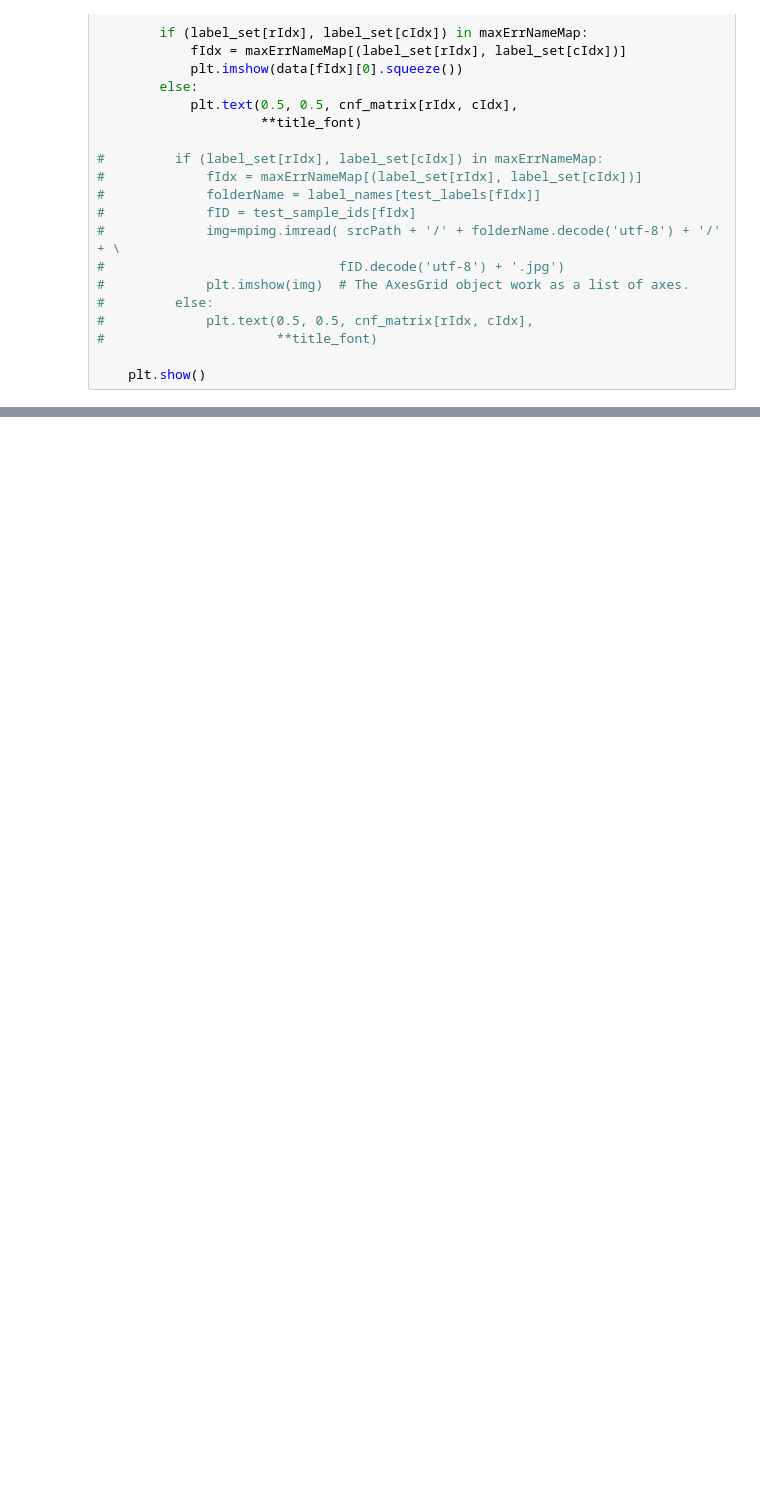
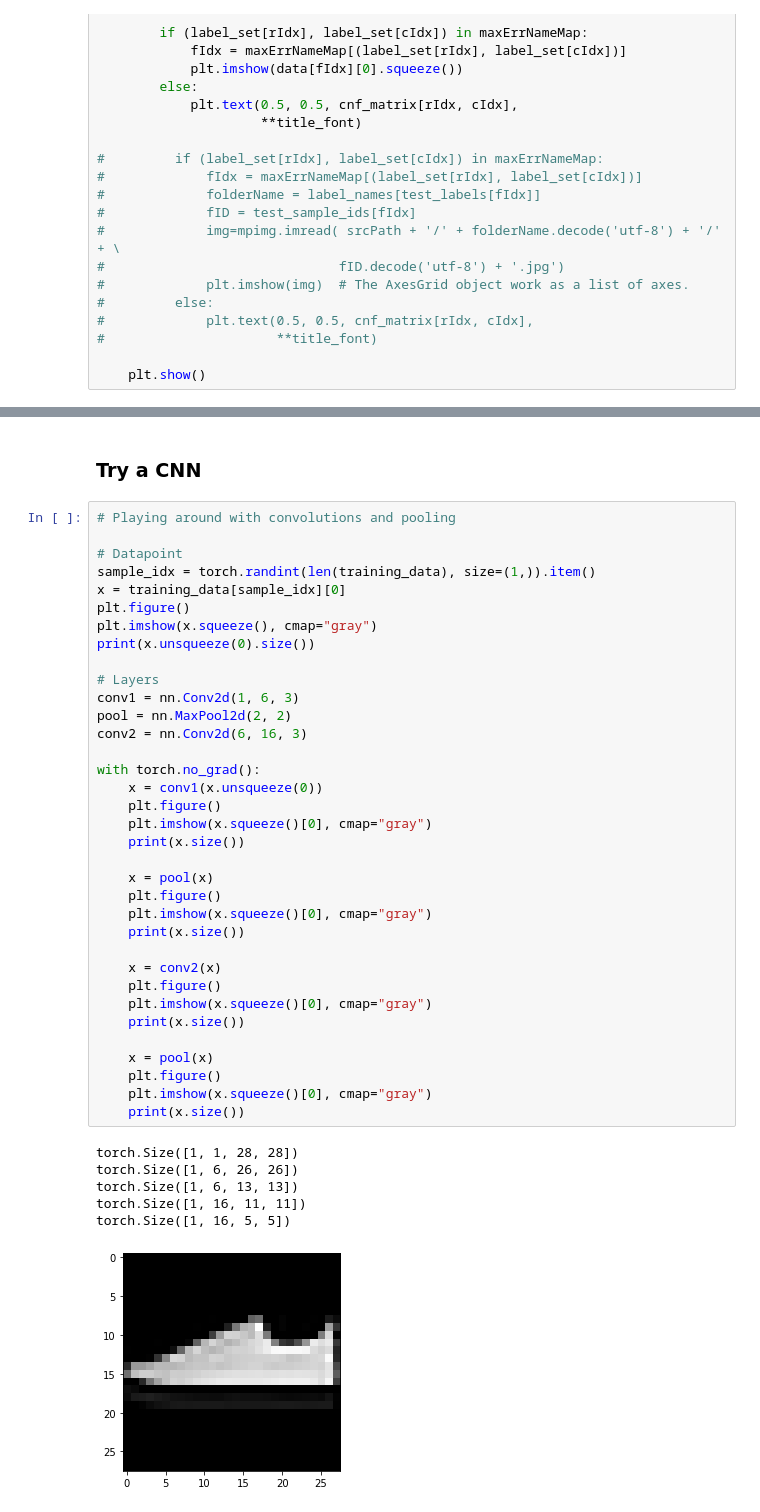
Before and after one commit to johnleh/Comp562-Final-Project, a Jupyter notebook: MNIST Fashion Neural Network.ipynb, the cells around one changed output, grey strips where cells are left out. Cells and saved outputs as stored; diff of their text form; blank space fills up the shorter version.

```diff
--- a/MNIST Fashion Neural Network.ipynb
+++ b/MNIST Fashion Neural Network.ipynb
@@ -345,0 +354,44 @@ gen_err_predicted_fig( test_data, test_labels, pred_lab, pred_prob, label_set, l
+# %% [markdown]
+### Try a CNN
+# %%
+# Playing around with convolutions and pooling
+
+# Datapoint
+sample_idx = torch.randint(len(training_data), size=(1,)).item()
+x = training_data[sample_idx][0]
+plt.figure()
+plt.imshow(x.squeeze(), cmap="gray")
+print(x.unsqueeze(0).size())
+
+# Layers
+conv1 = nn.Conv2d(1, 6, 3)
+pool = nn.MaxPool2d(2, 2)
+conv2 = nn.Conv2d(6, 16, 3)
+
+with torch.no_grad():
+    x = conv1(x.unsqueeze(0))
+    plt.figure()
+    plt.imshow(x.squeeze()[0], cmap="gray")
+    print(x.size())
+
+    x = pool(x)
+    plt.figure()
+    plt.imshow(x.squeeze()[0], cmap="gray")
+    print(x.size())
+
+    x = conv2(x)
+    plt.figure()
+    plt.imshow(x.squeeze()[0], cmap="gray")
+    print(x.size())
+
+    x = pool(x)
+    plt.figure()
+    plt.imshow(x.squeeze()[0], cmap="gray")
+    print(x.size())
+# %% [output]
+torch.Size([1, 1, 28, 28])
+torch.Size([1, 6, 26, 26])
+torch.Size([1, 6, 13, 13])
+torch.Size([1, 16, 11, 11])
+torch.Size([1, 16, 5, 5])
+[figure, added]
```
Also changed, not shown: parts of 21 cells of this notebook, 1 other file.
